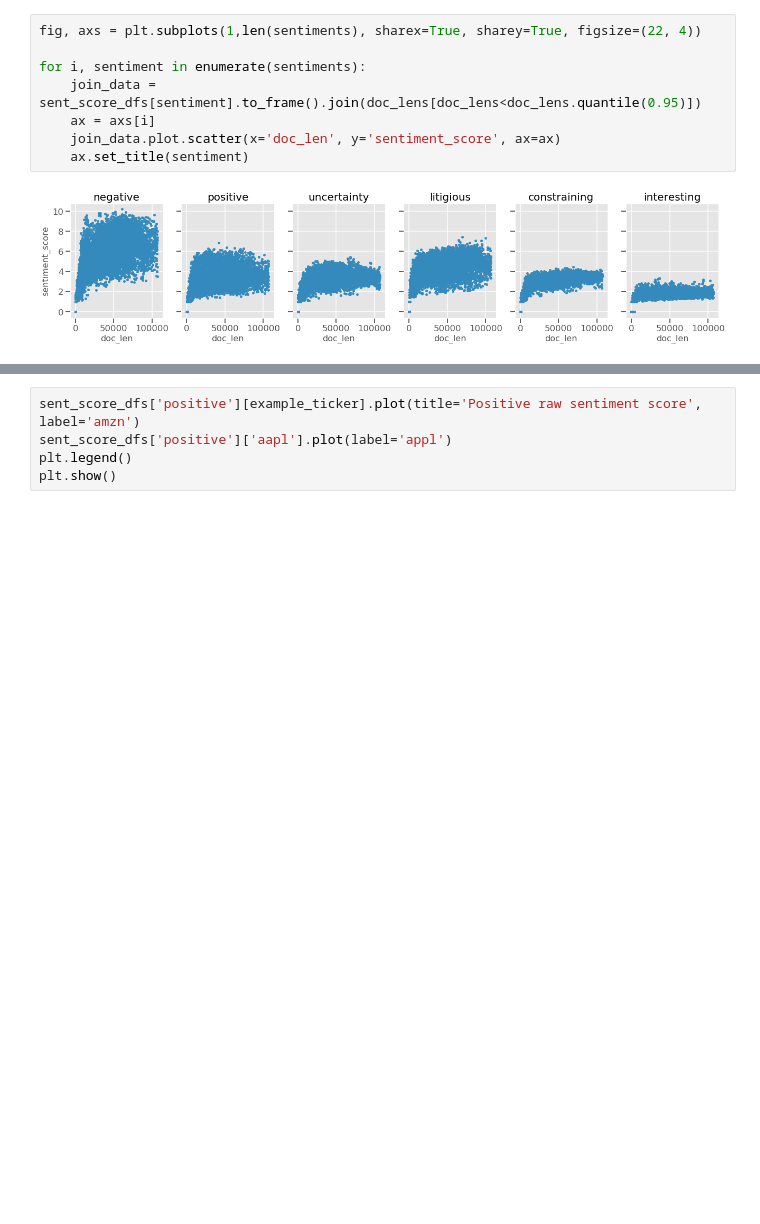
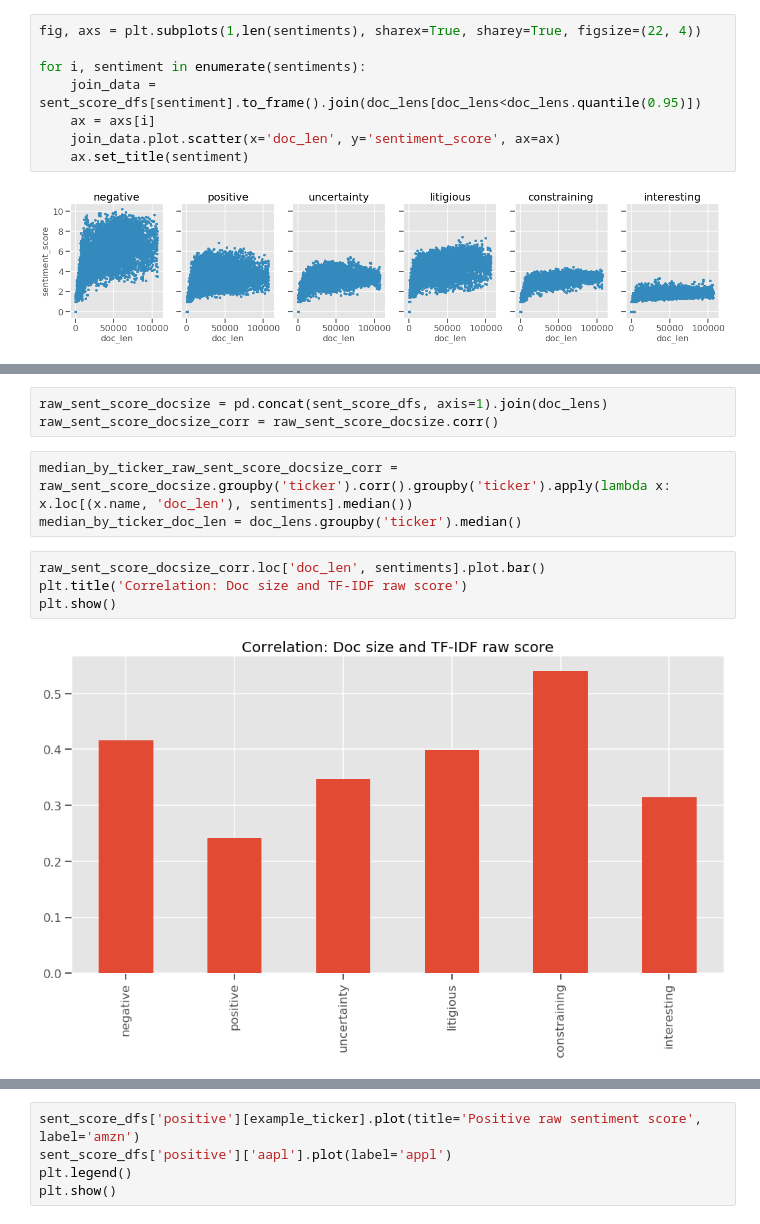
Before and after one commit to manualrg/dslab-ai-for-trading, a Jupyter notebook: notebooks/05_nlp_quant/02_10ksent_rulesent.ipynb, the cells around one changed output, grey strips where cells are left out. Cells and saved outputs as stored; diff of their text form; blank space fills up the shorter version.

```diff
--- a/notebooks/05_nlp_quant/02_10ksent_rulesent.ipynb
+++ b/notebooks/05_nlp_quant/02_10ksent_rulesent.ipynb
@@ -233,0 +246,12 @@ Bigger documents does not skew sentiment scores to larger values, therefore it i
+# %%
+raw_sent_score_docsize = pd.concat(sent_score_dfs, axis=1).join(doc_lens)
+raw_sent_score_docsize_corr = raw_sent_score_docsize.corr()
+# %%
+median_by_ticker_raw_sent_score_docsize_corr = raw_sent_score_docsize.groupby('ticker').corr().groupby('ticker').apply(lambda x: x.loc[(x.name, 'doc_len'), sentiments].median())
+median_by_ticker_doc_len = doc_lens.groupby('ticker').median()
+# %%
+raw_sent_score_docsize_corr.loc['doc_len', sentiments].plot.bar()
+plt.title('Correlation: Doc size and TF-IDF raw score')
+plt.show()
+# %% [output]
+[figure, added]
```
Also changed, not shown: parts of 11 cells of this notebook, 4 other files.
